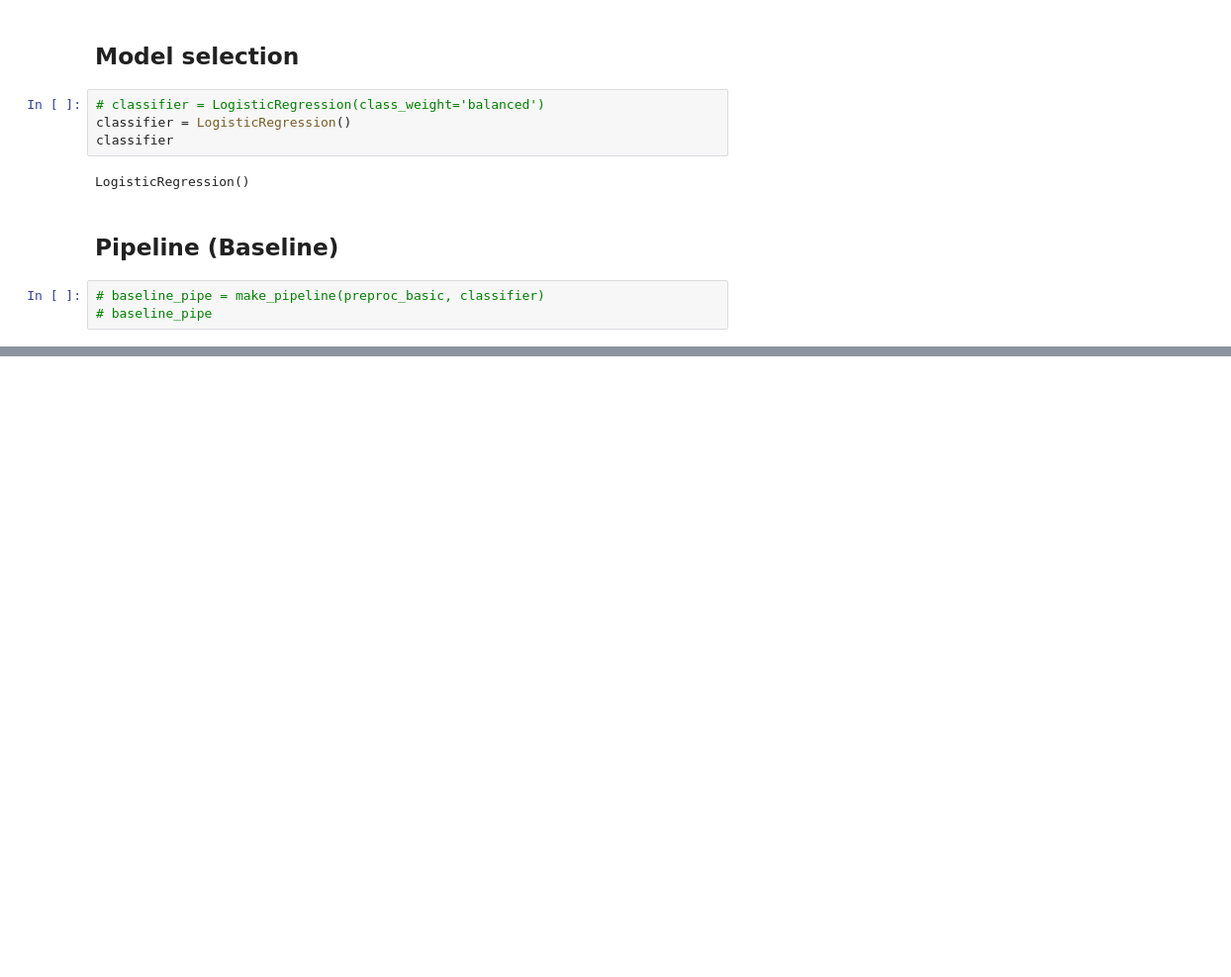
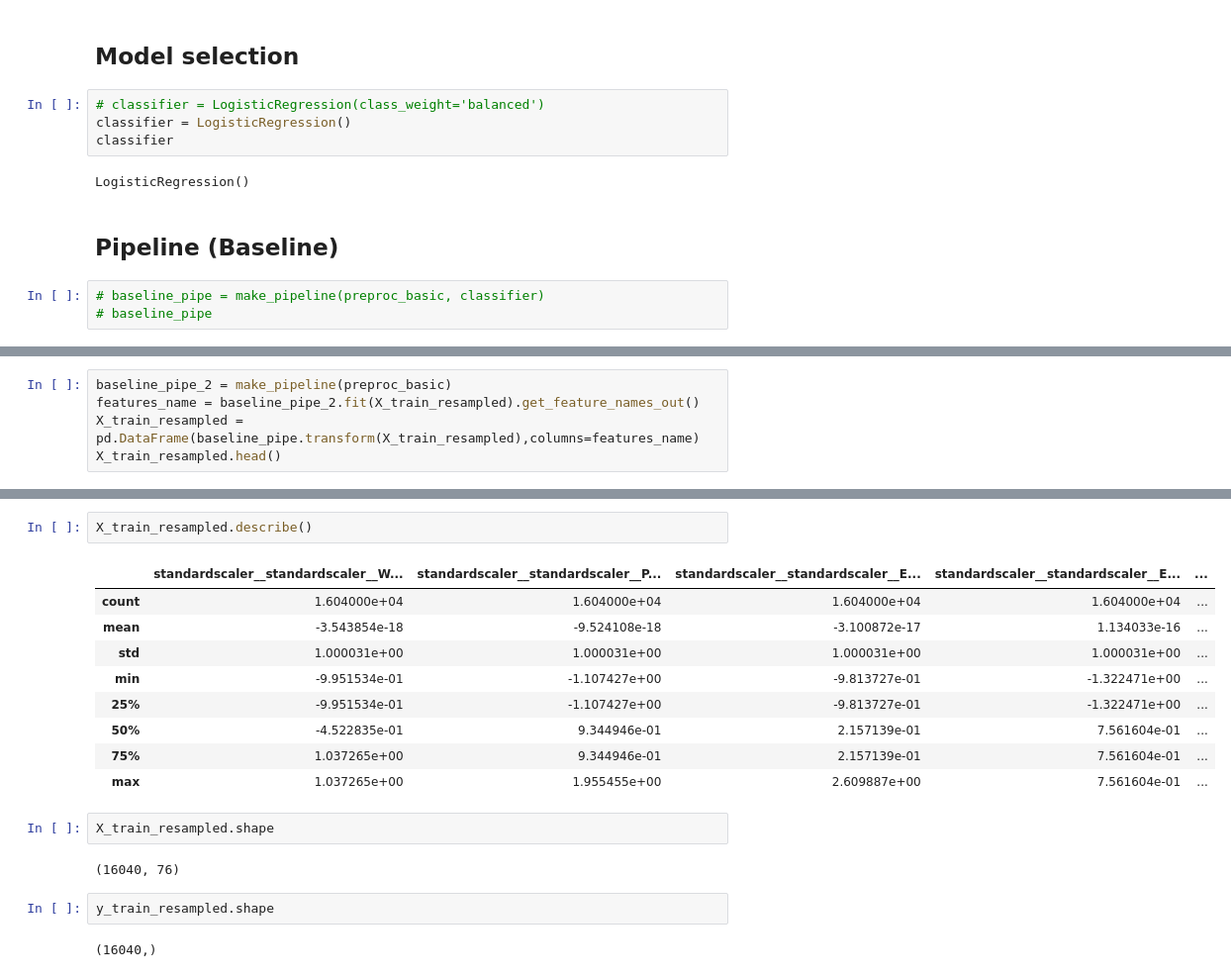
Before and after one commit to Emroullier/hr-data-analytics, a Jupyter notebook: notebooks/logistic_reg_baseline.ipynb, the cells around one changed output, grey strips where cells are left out. Shown: that part at 99% size. Cells and saved outputs as stored; diff of their text form; blank space fills up the shorter version.

```diff
--- a/notebooks/logistic_reg_baseline.ipynb
+++ b/notebooks/logistic_reg_baseline.ipynb
@@ -476,0 +550,5 @@ test.shape
+# %%
+baseline_pipe_2 = make_pipeline(preproc_basic)
+features_name = baseline_pipe_2.fit(X_train_resampled).get_feature_names_out()
+X_train_resampled = pd.DataFrame(baseline_pipe.transform(X_train_resampled),columns=features_name)
+X_train_resampled.head()
@@ -476,0 +562,20 @@ test.shape
+# %%
+X_train_resampled.describe()
+# %% [output]
+|  | standardscaler__standardscaler__W... | standardscaler__standardscaler__P... | standardscaler__standardscaler__E... | standardscaler__standardscaler__E... | ... |
+| count | 1.604000e+04 | 1.604000e+04 | 1.604000e+04 | 1.604000e+04 | ... |
+| mean | -3.543854e-18 | -9.524108e-18 | -3.100872e-17 | 1.134033e-16 | ... |
+| std | 1.000031e+00 | 1.000031e+00 | 1.000031e+00 | 1.000031e+00 | ... |
+| min | -9.951534e-01 | -1.107427e+00 | -9.813727e-01 | -1.322471e+00 | ... |
+| 25% | -9.951534e-01 | -1.107427e+00 | -9.813727e-01 | -1.322471e+00 | ... |
+| 50% | -4.522835e-01 | 9.344946e-01 | 2.157139e-01 | 7.561604e-01 | ... |
+| 75% | 1.037265e+00 | 9.344946e-01 | 2.157139e-01 | 7.561604e-01 | ... |
+| max | 1.037265e+00 | 1.955455e+00 | 2.609887e+00 | 7.561604e-01 | ... |
+# %%
+X_train_resampled.shape
+# %% [output]
+(16040, 76)
+# %%
+y_train_resampled.shape
+# %% [output]
+(16040,)
```
Also changed, not shown: parts of 41 cells of this notebook.
